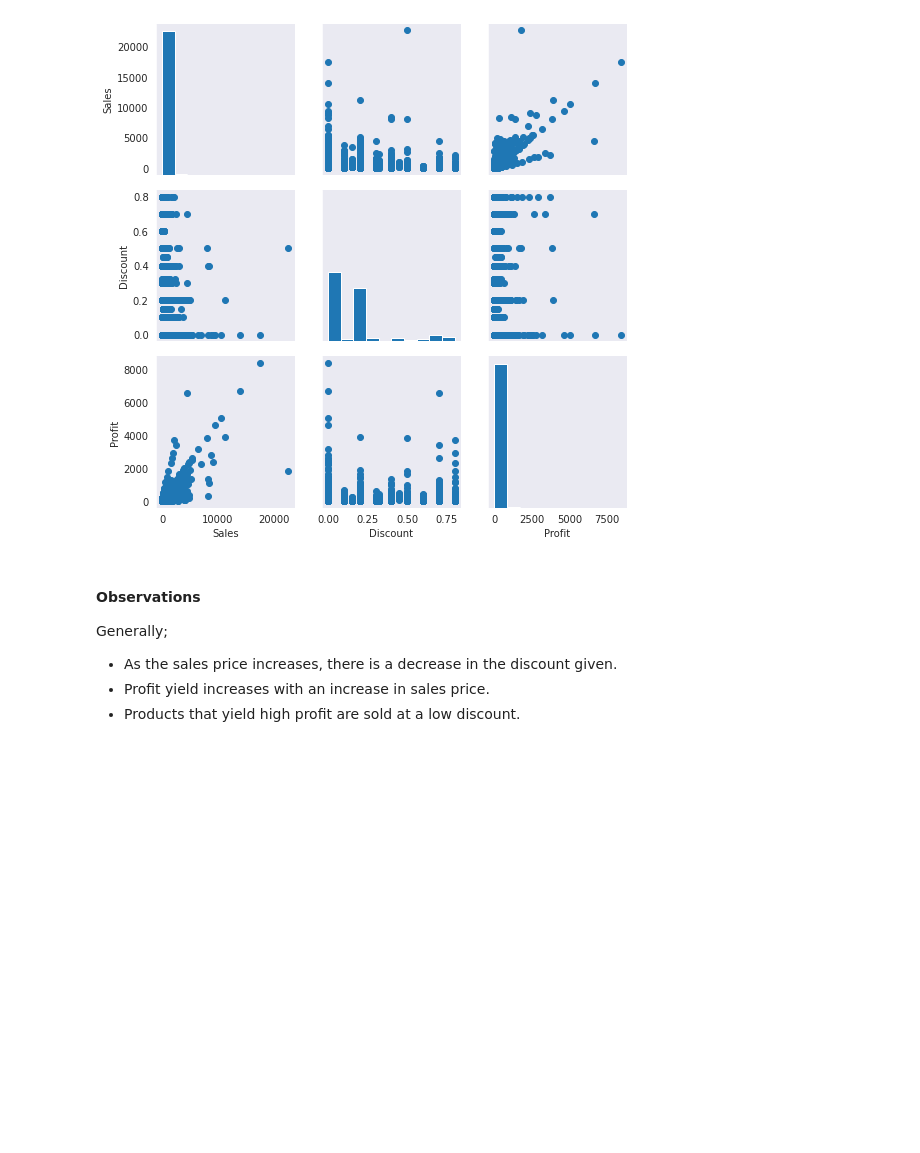
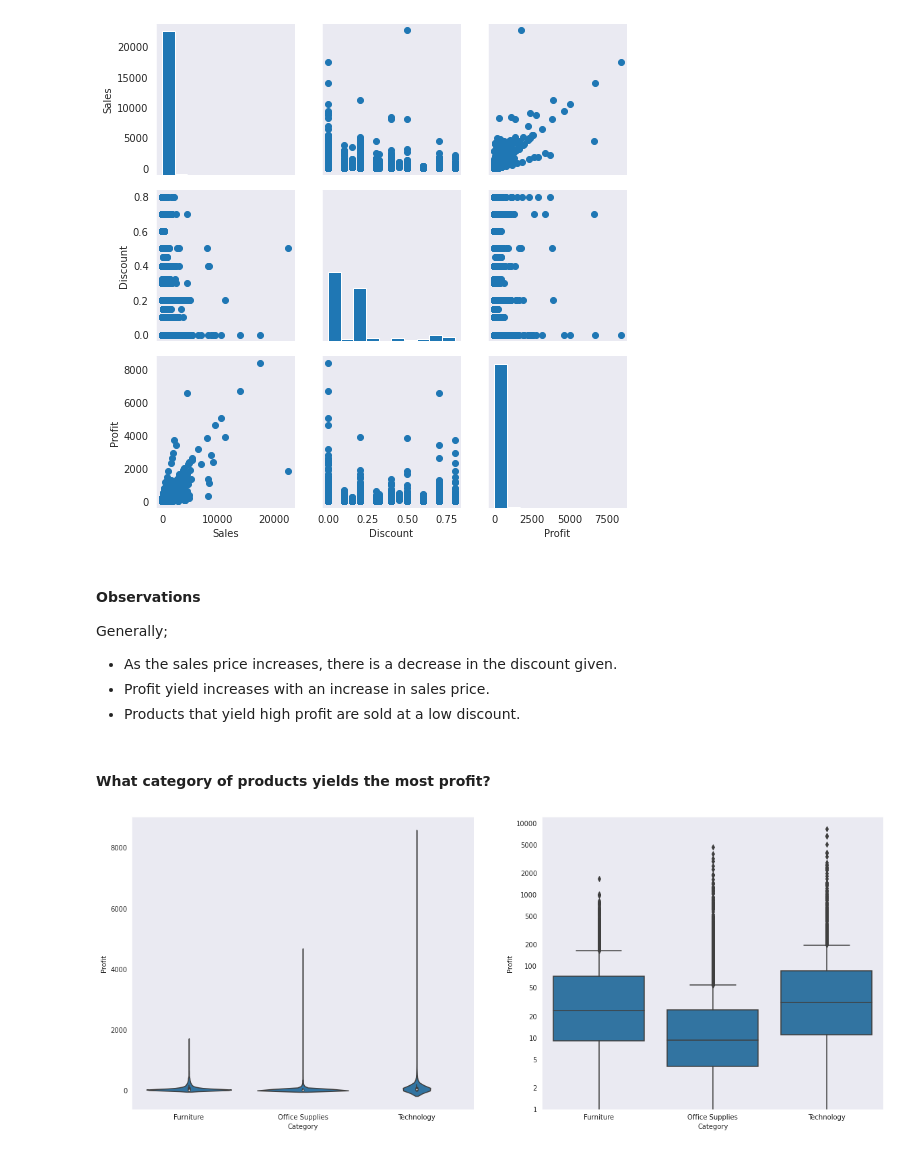
Before and after one commit to Dee-nDee/SuperStore_Data_Analysis, a Jupyter notebook: SuperStore.ipynb, the cells around one changed output. Drawn from its saved outputs; the diff is of its cells as text; code cells hidden in the pictures; blank space fills up the shorter version.

Commit message:
feat: Relationship between Category and Profit

```diff
--- a/SuperStore.ipynb
+++ b/SuperStore.ipynb
@@ -885,3 +885,33 @@ Generally;
 - As the sales price increases, there is a decrease in the discount given.
 - Profit yield increases with an increase in sales price.
 - Products that yield high profit are sold at a low discount.
+# %% [markdown]
+#### What category of products yields the most profit?
+# %%
+#create figure size
+plt.figure(figsize = (20, 8))
+
+
+#create subplot for violin plot
+plt.subplot(1, 2, 1)
+sb.violinplot(data = samp_superstore, x = "Category", y = "Profit",
+             color = base_color);
+
+plt.grid(False)
+
+
+#create subplot for box plot
+plt.subplot(1, 2, 2)
+
+sb.boxplot(data = samp_superstore, x = "Category", y = "Profit",
+             color = base_color);
+plt.yscale("log")
+
+#create ticks for y-axis
+y_ticks = [1, 2, 5, 10, 20, 50, 100,200, 500, 1000, 2000, 5000, 10000]
+tick_labels = ["{}".format(y_tick) for y_tick in y_ticks]
+plt.yticks(y_ticks, tick_labels)
+
+plt.grid(False)
+# %% [output]
+[figure, added]
```
Also changed, not shown: parts of 2 cells of this notebook.
